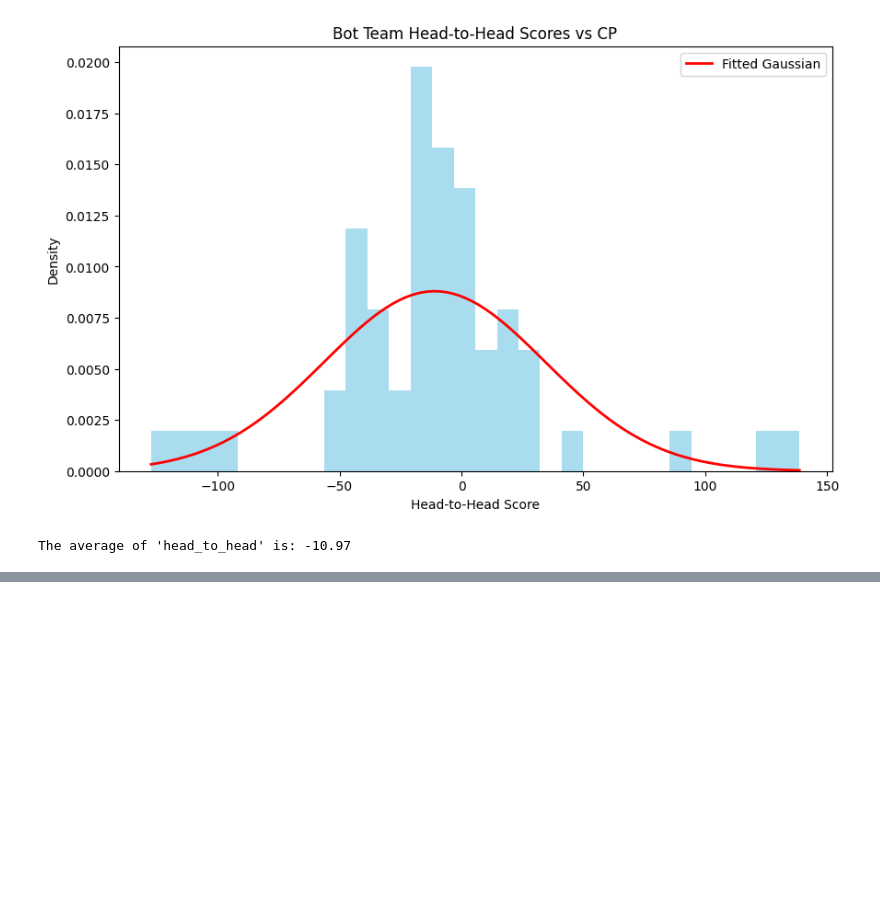
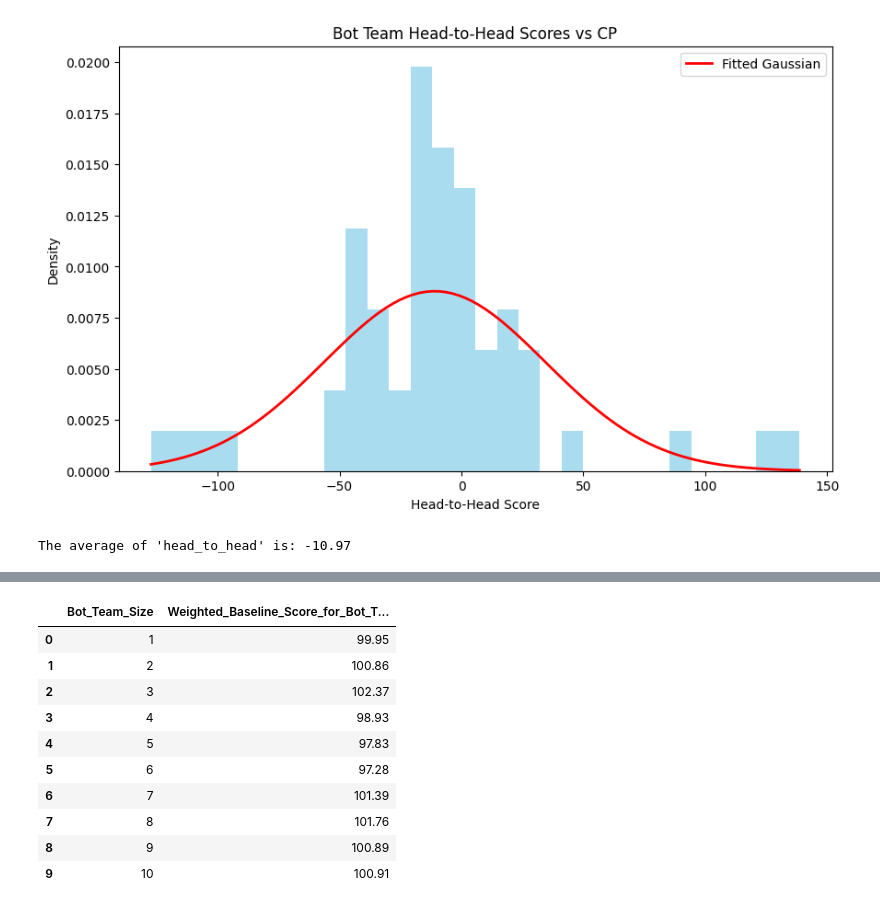
Before and after one commit to Metaculus/aib-analysis, a Jupyter notebook: AI_BENCHMARKING_ANALYSIS.ipynb, the cells around one changed output, grey strips where cells are left out. Cells and saved outputs as stored; diff of their text form; code cells hidden in the pictures; blank space fills up the shorter version.

```diff
--- a/AI_BENCHMARKING_ANALYSIS.ipynb
+++ b/AI_BENCHMARKING_ANALYSIS.ipynb
@@ -3096,0 +3195,63 @@ The average of 'head_to_head' is: -10.97
+# %%
+# @title Calculate the baseline scores for each team size
+
+teams = ['median_forecast_1_bots',
+         'median_forecast_2_bots',
+         'median_forecast_3_bots',
+         'median_forecast_4_bots',
+         'median_forecast_5_bots',
+         'median_forecast_6_bots',
+         'median_forecast_7_bots',
+         'median_forecast_8_bots',
+         'median_forecast_9_bots',
+         'median_forecast_10_bots']
+
+def calculate_weighted_scores(df_bot_team_forecasts, teams):
+    # Initialize a dictionary to store the weighted scores for each team
+    team_scores = {team: 0 for team in teams}
+
+    # Iterate through each row (question) in the dataframe
+    for _, row in df_bot_team_forecasts.iterrows():
+        resolution = row['resolution']
+        question_weight = row['question_weight']
+
+        # Calculate the baseline score for each team
+        for team in teams:
+            forecast = row[team]
+
+            # Calculate the baseline score based on the resolution
+            if resolution == 'yes':
+                baseline_score = np.log2(forecast / 0.5)
+            elif resolution == 'no':
+                baseline_score = np.log2((1 - forecast) / 0.5)
+            else:
+                # Skip if resolution is neither 0 nor 1
+                continue
+
+            # Calculate the weighted score and add it to the team's total
+            weighted_score = baseline_score * question_weight
+            team_scores[team] += weighted_score
+
+    # Convert the dictionary to a pandas Series for easier handling
+    return pd.Series(team_scores)
+
+weighted_scores = calculate_weighted_scores(df_bot_team_forecasts, teams)
+
+# Print nicely - round to 2 decimal places and first column should be just an integer (bot team size)
+weighted_scores_print = pd.DataFrame(weighted_scores).reset_index()
+weighted_scores_print.columns = ['Bot_Team_Size', 'Weighted_Baseline_Score_for_Bot_Team_Median']
+weighted_scores_print['Weighted_Baseline_Score_for_Bot_Team_Median'] = weighted_scores_print['Weighted_Baseline_Score_for_Bot_Team_Median'].round(2)
+weighted_scores_print['Bot_Team_Size'] = weighted_scores_print['Bot_Team_Size'].apply(lambda x: int(x.split('_')[2].split('_')[0]))
+weighted_scores_print
+# %% [output]
+|  | Bot_Team_Size | Weighted_Baseline_Score_for_Bot_T... |
+| 0 | 1 | 99.95 |
+| 1 | 2 | 100.86 |
+| 2 | 3 | 102.37 |
+| 3 | 4 | 98.93 |
+| 4 | 5 | 97.83 |
+| 5 | 6 | 97.28 |
+| 6 | 7 | 101.39 |
+| 7 | 8 | 101.76 |
+| 8 | 9 | 100.89 |
+| 9 | 10 | 100.91 |
```
Also changed, not shown: parts of 18 cells of this notebook.
